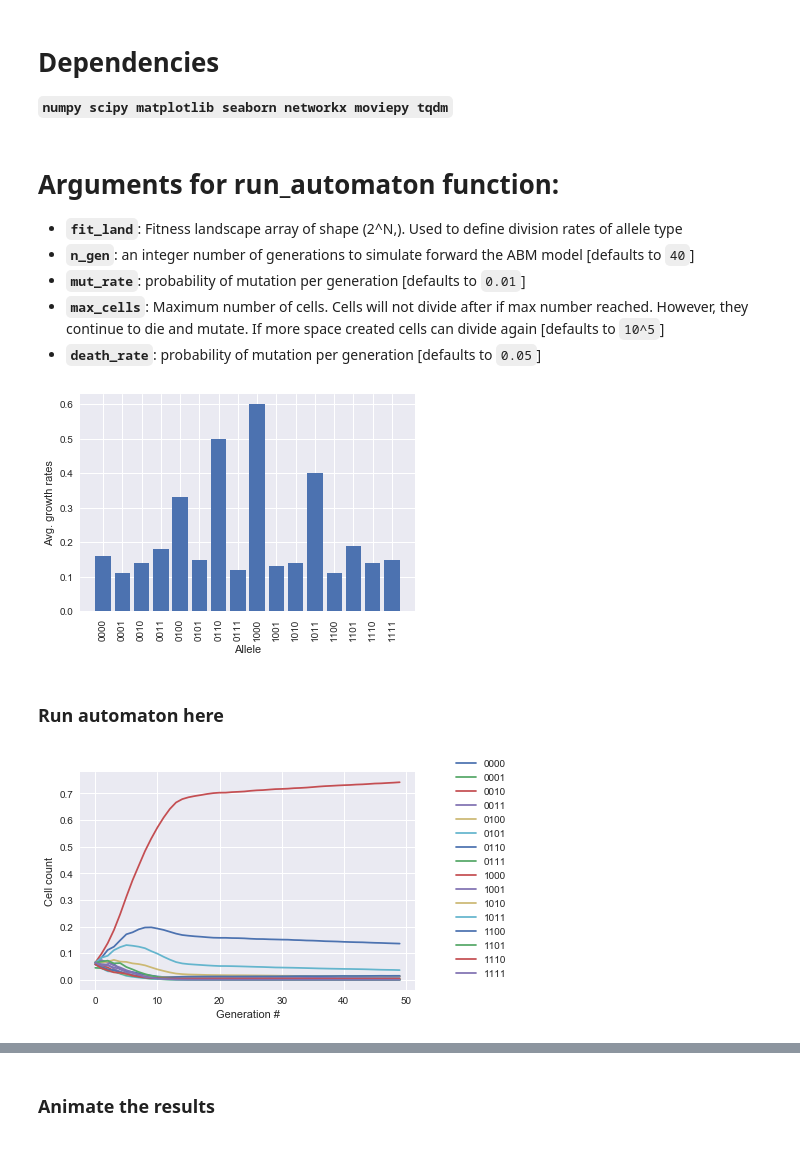
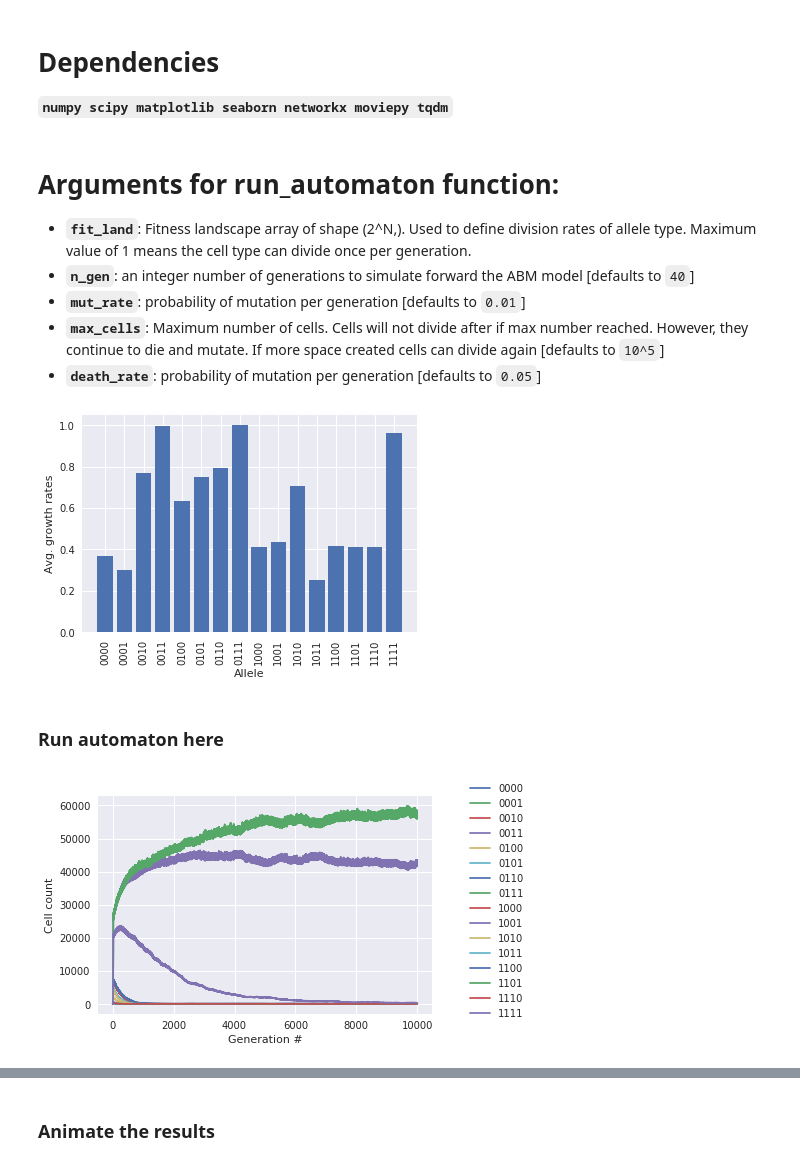
Before and after one commit to nkrishnan94/fitness_landsace_abm, a Jupyter notebook: abm_demo.ipynb, the cells around one changed output, grey strips where cells are left out. Saved outputs shown, nothing was run; the diff lists cells and outputs as text; code cells hidden in the pictures.

Commit message:
updated run_automaton, added faster vectorized version

```diff
--- a/abm_demo.ipynb
+++ b/abm_demo.ipynb
@@ -14,25 +17,26 @@ from abm_model import *
 plt.style.use('seaborn-darkgrid')
 # %% [markdown]
 # Arguments for run_automaton function:
-- __`fit_land`__: Fitness landscape array of shape (2^N,). Used to define division rates of allele type
+- __`fit_land`__: Fitness landscape array of shape (2^N,). Used to define division rates of allele type. Maximum value of 1 means the cell type can divide once per generation.
 - __`n_gen`__: an integer number of generations to simulate forward the ABM model [defaults to `40`]
 - __`mut_rate`__: probability of mutation per generation [defaults to `0.01`]
 - __`max_cells`__: Maximum number of cells. Cells will not divide after if max number reached. However, they continue to die and mutate. If more space created cells can divide again [defaults to `10^5`]
 - __`death_rate`__: probability of mutation per generation [defaults to `0.05`]
 # %%
-fit_land = np.array([0.16, 0.11, 0.14, 0.18, 0.33, 0.15, 0.5 , 0.12, 0.6, 0.13, 0.14, 0.4, 0.11, 0.19, 0.14, 0.15])
+fit_land = np.array([0.993, 0.805, 2.069, 2.683, 1.698, 2.01, 2.138, 2.688, 1.106, 1.171, 1.894, 0.681, 1.116, 1.105, 1.103, 2.591])
+fit_land /=fit_land.max()
 plt.bar(np.arange(len(fit_land)), fit_land )
 plt.ylabel('Avg. growth rates')
 plt.xlabel('Allele')
 ticks = [int_to_binary(mm) for mm in np.arange(len(fit_land))]
 plt.xticks(np.arange(len(fit_land)), ticks, rotation=90);
 # %% [output]
-[figure, old version]
+[figure, new version]
 # %% [markdown]
 ### Run automaton here
 # %%
-P, counts =run_automaton(fit_land,  n_gen = 50, mut_rate = 0.01, death_rate = 0.05 , max_cells=10**5)
-counts = np.transpose( counts.T/counts.sum(axis=1) )
+counts =run_automaton(fit_land,  n_gen = 10**4, mut_rate = 0.001, death_rate = 0.02 , max_cells=10**5)
+
 for mm in range(len(fit_land)):
     plt.plot(np.arange(len(counts)), counts[:,mm], label=bin(mm)[2:].zfill(4) )
 
@@ -40,4 +44,4 @@ plt.legend(bbox_to_anchor=(1.3,1.1))
 plt.xlabel('Generation #')
 plt.ylabel('Cell count');
 # %% [output]
-[figure, old version]
+[figure, new version]
```
Also changed, not shown: parts of 5 cells of this notebook, 1 other file.
